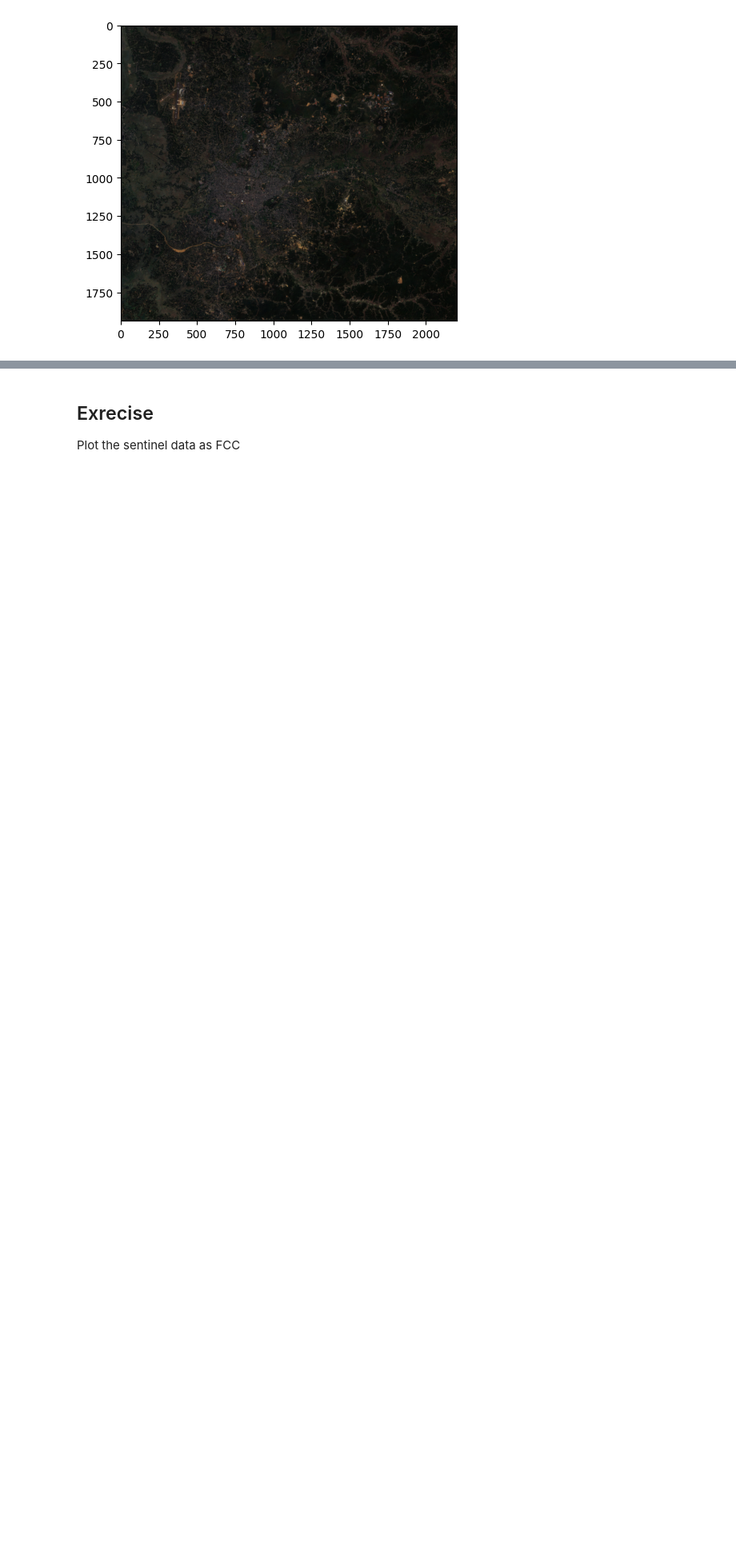
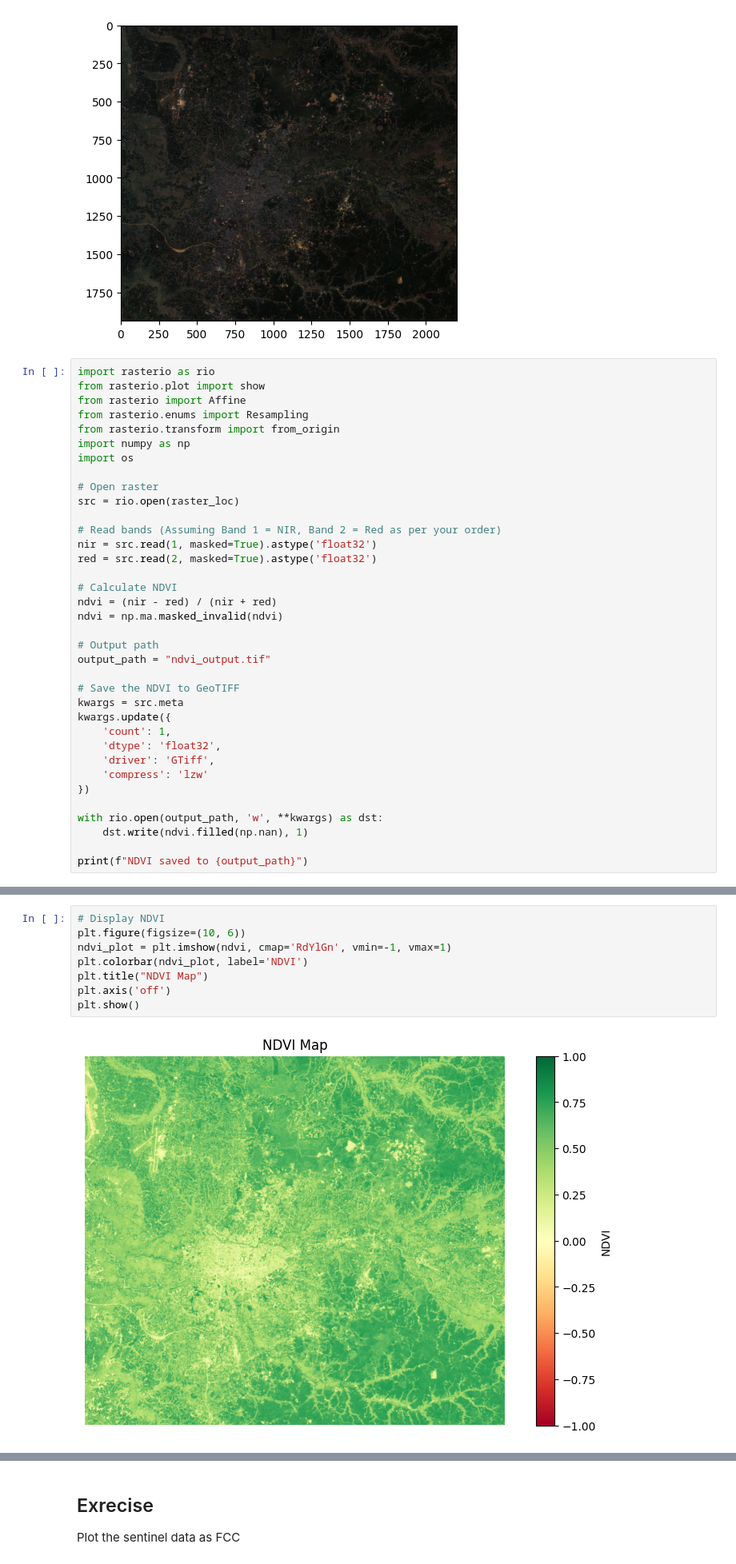
Before and after one commit to nilaynishant/AIMLTutorial, a Jupyter notebook: 01_geospatial_data_visualization.ipynb, the cells around one changed output, grey strips where cells are left out. Shown at 80% size. Cells and saved outputs as stored; diff of their text form; blank space fills up the shorter version.

```diff
--- a/01_geospatial_data_visualization.ipynb
+++ b/01_geospatial_data_visualization.ipynb
@@ -58,3 +55,39 @@ plt.imshow(rgb)
 # %% [output]
 <matplotlib.image.AxesImage at 0x...>
 [figure]
+# %%
+import rasterio as rio
+from rasterio.plot import show
+from rasterio import Affine
+from rasterio.enums import Resampling
+from rasterio.transform import from_origin
+import numpy as np
+import os
+
+# Open raster
+src = rio.open(raster_loc)
+
+# Read bands (Assuming Band 1 = NIR, Band 2 = Red as per your order)
+nir = src.read(1, masked=True).astype('float32')
+red = src.read(2, masked=True).astype('float32')
+
+# Calculate NDVI
+ndvi = (nir - red) / (nir + red)
+ndvi = np.ma.masked_invalid(ndvi)
+
+# Output path
+output_path = "ndvi_output.tif"
+
+# Save the NDVI to GeoTIFF
+kwargs = src.meta
+kwargs.update({
+    'count': 1,
+    'dtype': 'float32',
+    'driver': 'GTiff',
+    'compress': 'lzw'
+})
+
+with rio.open(output_path, 'w', **kwargs) as dst:
+    dst.write(ndvi.filled(np.nan), 1)
+
+print(f"NDVI saved to {output_path}")
@@ -60,0 +96,10 @@ plt.imshow(rgb)
+# %%
+# Display NDVI
+plt.figure(figsize=(10, 6))
+ndvi_plot = plt.imshow(ndvi, cmap='RdYlGn', vmin=-1, vmax=1)
+plt.colorbar(ndvi_plot, label='NDVI')
+plt.title("NDVI Map")
+plt.axis('off')
+plt.show()
+# %% [output]
+[figure, added]
```
Also changed, not shown: parts of 7 cells of this notebook.
